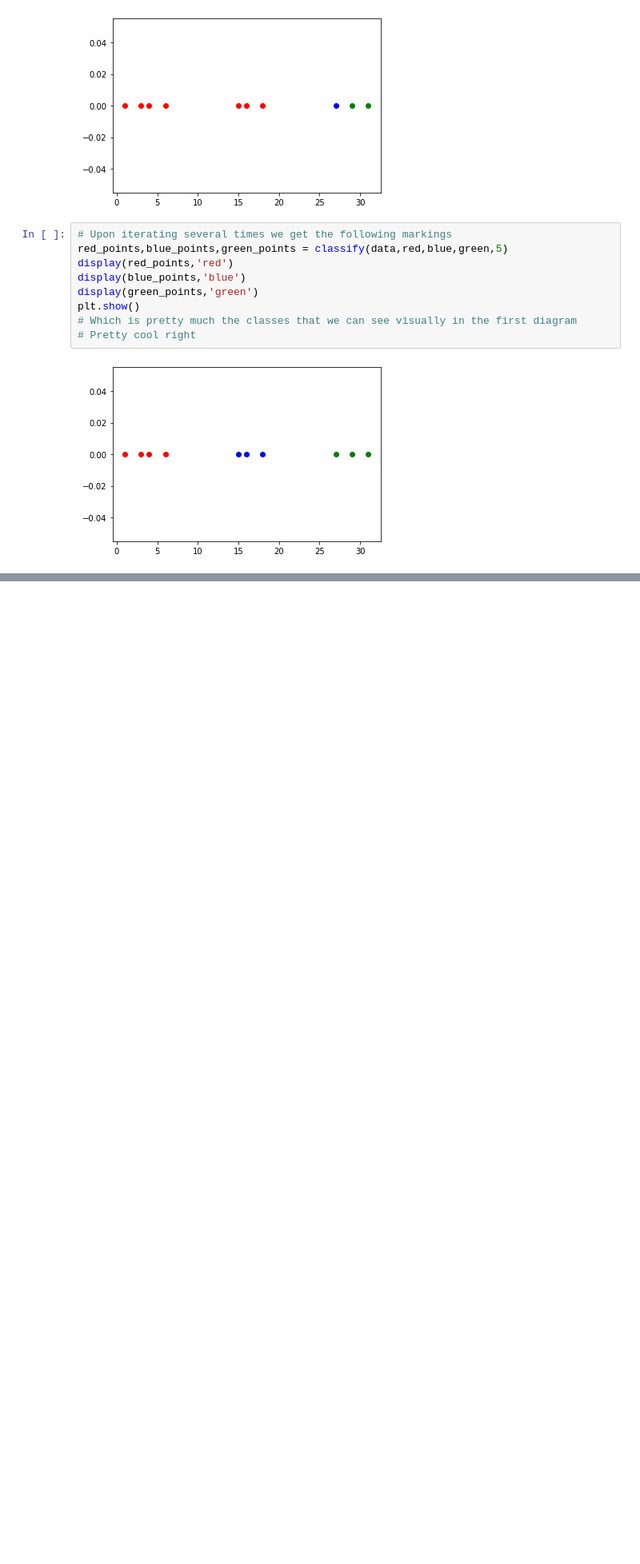
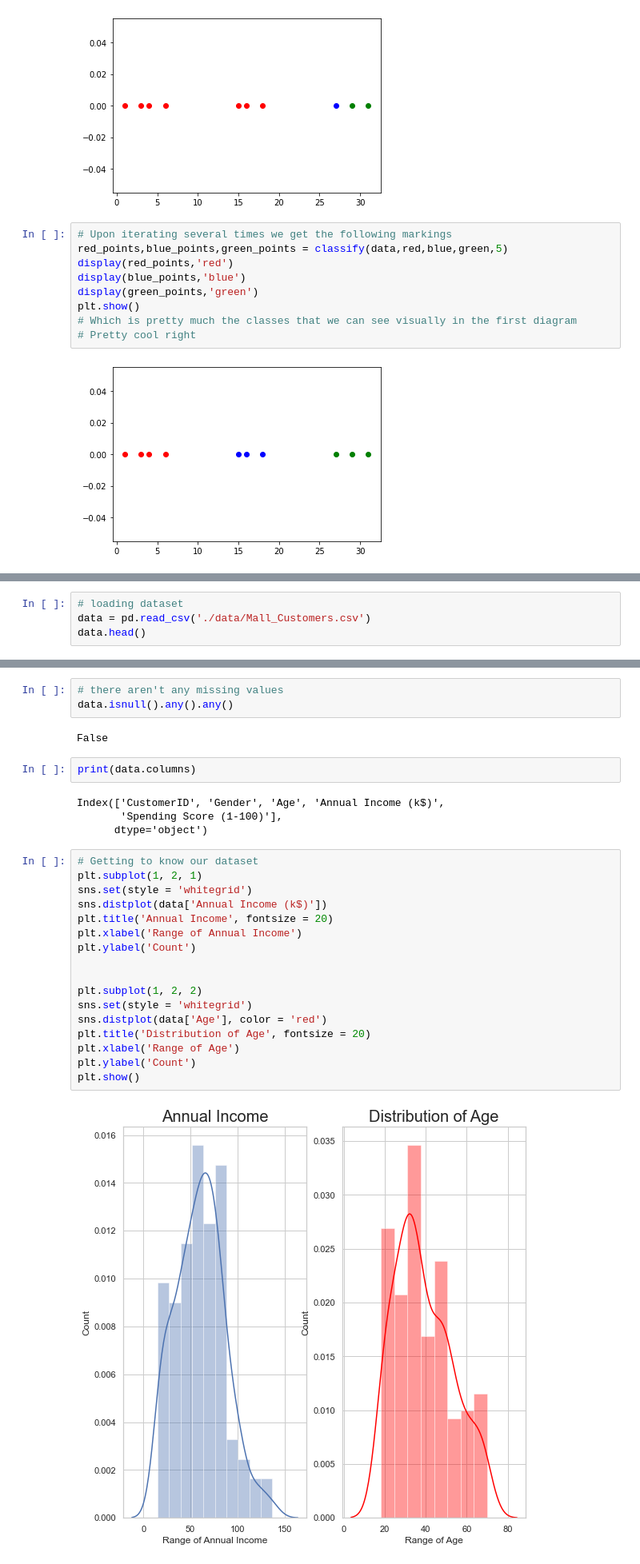
Before and after one commit to aryanpandey/Shaastra_DS_ML_Intro, a Jupyter notebook: KMeans/KMeans.ipynb, the cells around one changed output, grey strips where cells are left out. Shown at 80% size. Drawn from its saved outputs; the diff is of its cells as text; blank space fills up the shorter version.

Commit message:
k means using sklearn on dataset

```diff
--- a/KMeans/KMeans.ipynb
+++ b/KMeans/KMeans.ipynb
@@ -108,0 +114,4 @@ plt.show()
+# %%
+# loading dataset
+data = pd.read_csv('./data/Mall_Customers.csv')
+data.head()
@@ -108,0 +125,30 @@ plt.show()
+# %%
+# there aren't any missing values
+data.isnull().any().any()
+# %% [output]
+False
+# %%
+print(data.columns)
+# %% [output]
+Index(['CustomerID', 'Gender', 'Age', 'Annual Income (k$)',
+       'Spending Score (1-100)'],
+      dtype='object')
+# %%
+# Getting to know our dataset
+plt.subplot(1, 2, 1)
+sns.set(style = 'whitegrid')
+sns.distplot(data['Annual Income (k$)'])
+plt.title('Annual Income', fontsize = 20)
+plt.xlabel('Range of Annual Income')
+plt.ylabel('Count')
+
+
+plt.subplot(1, 2, 2)
+sns.set(style = 'whitegrid')
+sns.distplot(data['Age'], color = 'red')
+plt.title('Distribution of Age', fontsize = 20)
+plt.xlabel('Range of Age')
+plt.ylabel('Count')
+plt.show()
+# %% [output]
+[figure, added]
```
Also changed, not shown: parts of 12 cells of this notebook, 1 other file.
